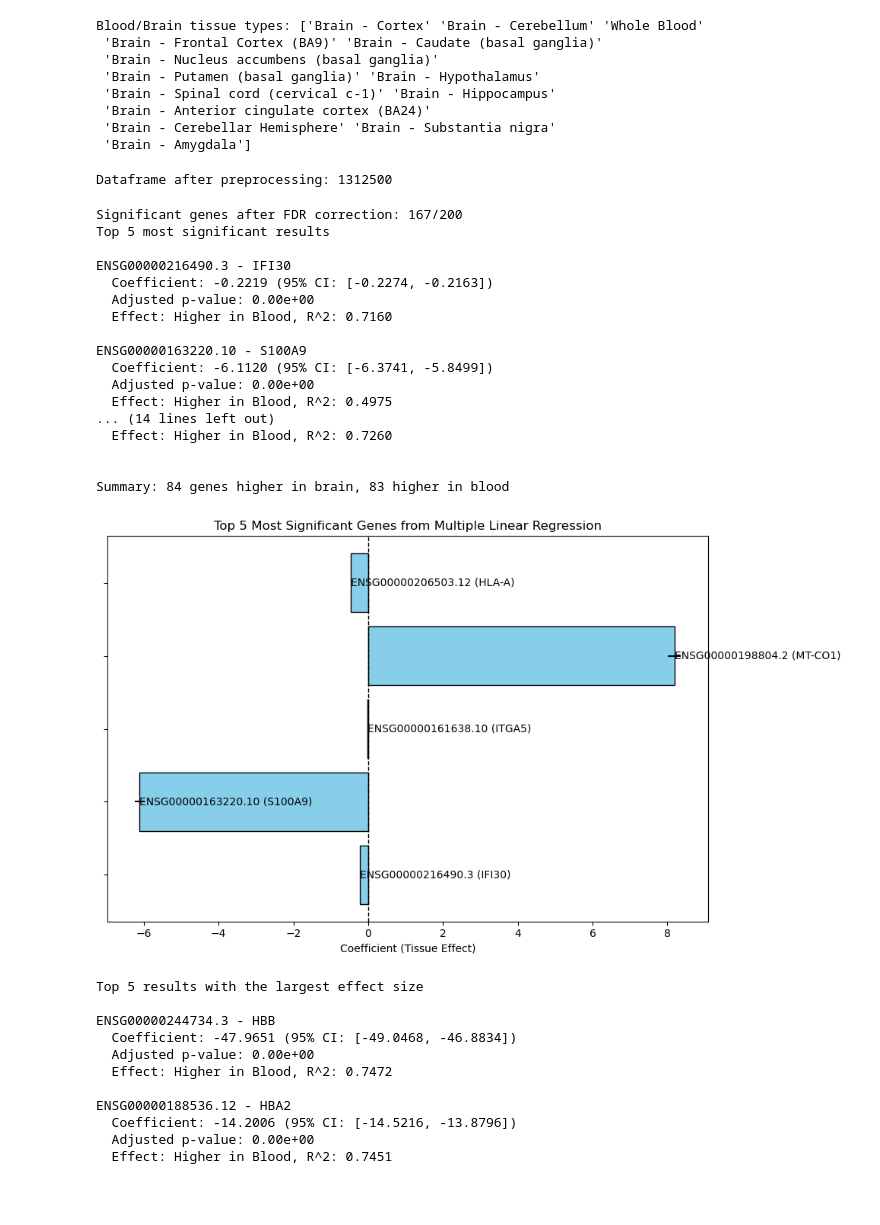
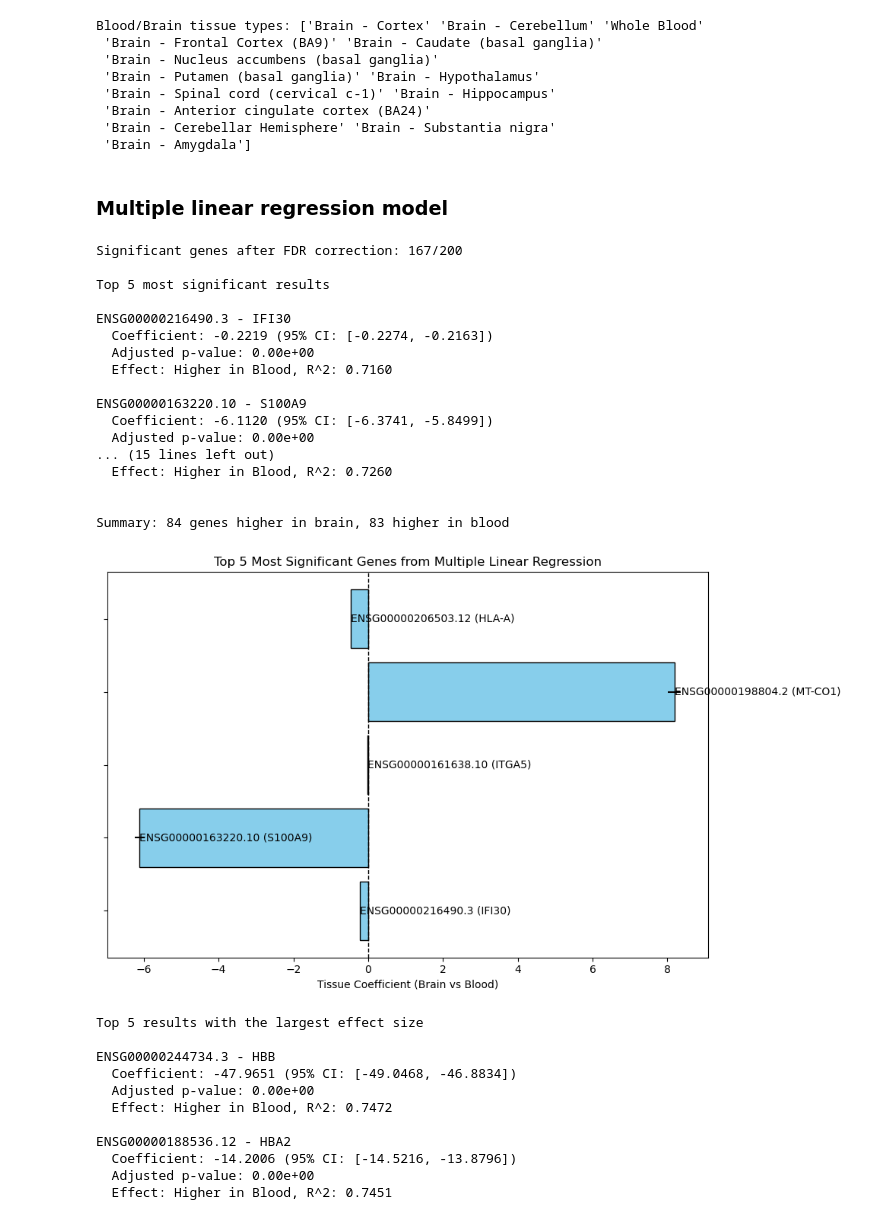
Before and after one commit to emilyekstrum/cu-cpbs-7602, a Jupyter notebook: assignment02/assignment02_notebook.ipynb, the cells around one changed output. Drawn from its saved outputs; the diff is of its cells as text; code cells hidden in the pictures.

```diff
--- a/assignment02/assignment02_notebook.ipynb
+++ b/assignment02/assignment02_notebook.ipynb
@@ -129,6 +125,7 @@ blood_brain_df['sex_binary'] = (blood_brain_df['SEX'] == 1).astype(int)
 # %%
 # convert age ranges to numeric
 def convert_age(age_str):
+    ''' Convert age ranges to numeric values by averaging the range'''
     if pd.isna(age_str): return np.nan
     if '-' in str(age_str):
         start, end = str(age_str).split('-')
@@ -137,8 +134,6 @@ def convert_age(age_str):
 
 blood_brain_df['age_numeric'] = blood_brain_df['AGE'].apply(convert_age)
 blood_brain_df = blood_brain_df.dropna(subset=['age_numeric', 'sex_binary'])
-
-#print(f"Dataframe after preprocessing: {len(blood_brain_df)}")
-# %% [output]
-Dataframe after preprocessing: 1312500
+# %% [markdown]
+### Multiple linear regression model
 # %%
@@ -194,7 +187,7 @@ if len(results_df) > 0:
     print(f"Significant genes after FDR correction: {results_df['is_significant'].sum()}/{len(results_df)}")
 
     # top 5 results
-    print("Top 5 most significant results")
+    print("\nTop 5 most significant results")
 
     # display top 5 results
     for _, row in results_df.nsmallest(5, 'p_value_adjusted').iterrows():
@@ -216,6 +209,7 @@ else:
     print("No results available.")
 # %% [output]
 Significant genes after FDR correction: 167/200
+
 Top 5 most significant results
 
 ENSG00000216490.3 - IFI30
@@ -226,8 +220,7 @@ ENSG00000216490.3 - IFI30
 ENSG00000163220.10 - S100A9
   Coefficient: -6.1120 (95% CI: [-6.3741, -5.8499])
   Adjusted p-value: 0.00e+00
-  Effect: Higher in Blood, R^2: 0.4975
-... (14 lines left out)
+... (15 lines left out)
   Effect: Higher in Blood, R^2: 0.7260
 
 
@@ -235,20 +228,20 @@ Summary: 84 genes higher in brain, 83 higher in blood
 # %%
 # plot results of the top 5 most significant genes
 top_5_genes = results_df.nsmallest(5, 'p_value_adjusted')
 
 plt.figure(figsize=(10, 6))
 for i, (_, row) in enumerate(top_5_genes.iterrows()):
     plt.barh(i, row['coefficient'], xerr=row['std_error'], color='skyblue', edgecolor='black')
     plt.text(row['coefficient'], i, f"{row['gene_name']} ({row['gene_description']})", va='center', fontsize=10)
 
 plt.axvline(0, color='black', linestyle='--', linewidth=1)
 plt.yticks(range(len(top_5_genes)), [])
-plt.xlabel('Coefficient (Tissue Effect)')
+plt.xlabel('Tissue Coefficient (Brain vs Blood)')
 plt.title('Top 5 Most Significant Genes from Multiple Linear Regression')
 plt.tight_layout()
 plt.show()
 # %% [output]
-[figure, old version]
+[figure, new version]
 # %%
 # top 5 results with the largest effect size
 print("Top 5 results with the largest effect size")
```
Also changed, not shown: parts of 9 cells of this notebook.
